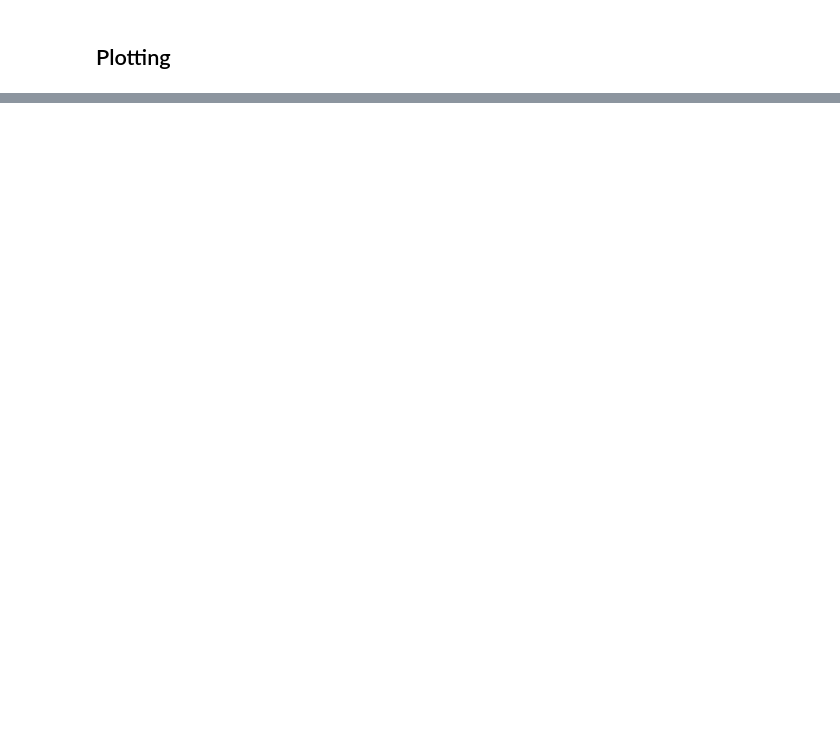
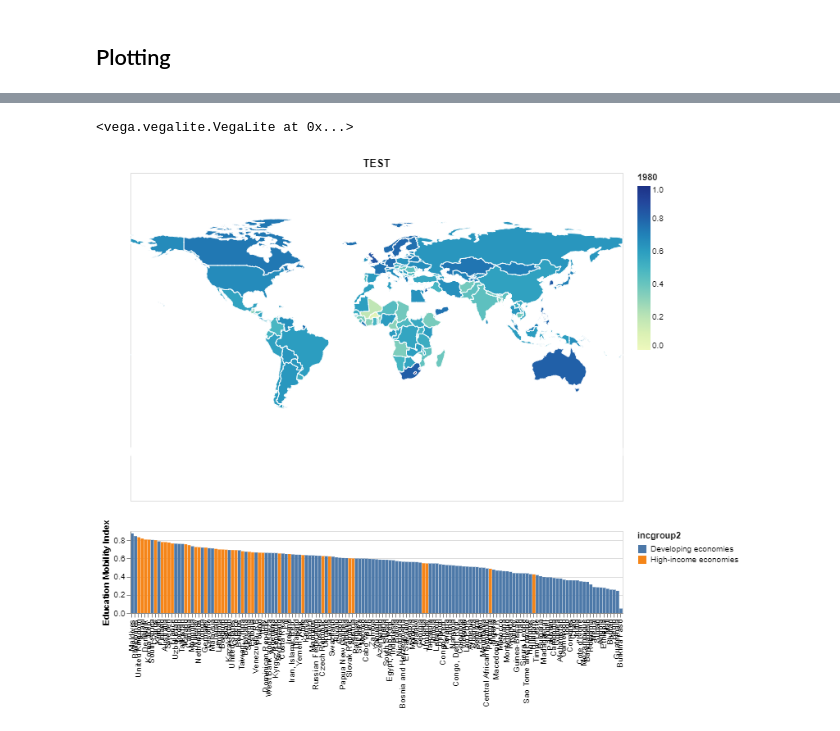
Before and after one commit to UBC-MDS/DSCI_532_L02_Group212_SocialMobilityProject, a Jupyter notebook: src/data_wrangling.ipynb, the cells around one changed output, grey strips where cells are left out. Saved outputs shown, nothing was run; the diff lists cells and outputs as text; code cells hidden in the pictures; blank space fills up the shorter version.

Commit message:
working map and bar chart

```diff
--- a/src/data_wrangling.ipynb
+++ b/src/data_wrangling.ipynb
@@ -109,0 +141,13 @@ ed_mob_wide_NaN = ed_mob_wide
+# %%
+# combine with country codes for plotting
+ed_mob_wide_all = pd.merge(ed_mob_wide, country_code, on="iso3", how='outer')
+ed_mob_wide_all = ed_mob_wide_all.dropna(subset=['Country_Number'])
+ed_mob_wide_all.columns = ['iso3', 'countryname', 'iso3', 'region', 'incgroup2', 'incgroup4', 'child',
+                                            '1940', '1950', '1960', '1970', '1980', 'continent', 'cont_code', 'long_country_name', 'two_letter_country', 'country_num']
+ed_mob_wide_all = ed_mob_wide_all.drop(['iso3', 'cont_code', 'long_country_name', 'two_letter_country'], axis=1)
+#save one version with NaN values
+ed_mob_wide_all_NaN = ed_mob_wide_all
+
+#save one version with NaN replaced with -999
+ed_mob_wide_all_final = ed_mob_wide_all.fillna(value=-999)
+ed_mob_wide_all_final
@@ -109,0 +168,13 @@ ed_mob_wide_NaN = ed_mob_wide
+# %%
+ed_mob_1940 = ed_mob_df.loc[ed_mob_df['year'] == 1940]
+
+ed_mob_1950 = ed_mob_df.loc[ed_mob_df['year'] == 1950]
+ed_mob_1960 = ed_mob_df.loc[ed_mob_df['year'] == 1960]
+ed_mob_1970 = ed_mob_df.loc[ed_mob_df['year'] == 1970]
+ed_mob_1980 = ed_mob_df.loc[ed_mob_df['year'] == 1980]
+
+ed_mob_1940 = ed_mob_1940.rename(columns={"EMI": "1940"})
+ed_mob_1950 = ed_mob_1950.rename(columns={"EMI": "1950"})
+ed_mob_1960 = ed_mob_1960.rename(columns={"EMI": "1960"})
+ed_mob_1970 = ed_mob_1970.rename(columns={"EMI": "1970"})
+ed_mob_1980 = ed_mob_1980.rename(columns={"EMI": "1980"})
@@ -110,2 +199,5 @@ ed_mob_wide_NaN = ed_mob_wide
 # %% [markdown]
 ## Plotting
+# %%
+# json base country map data
+country_map = alt.topo_feature(data.world_110m.url, 'countries')
@@ -111,0 +327,5 @@ ed_mob_wide_NaN = ed_mob_wide
+# %%
+map_and_bar_by_year(1980, "TEST")
+# %% [output]
+<vega.vegalite.VegaLite at 0x...>
+[figure, added]
```
Also changed, not shown: parts of 17 cells of this notebook.
